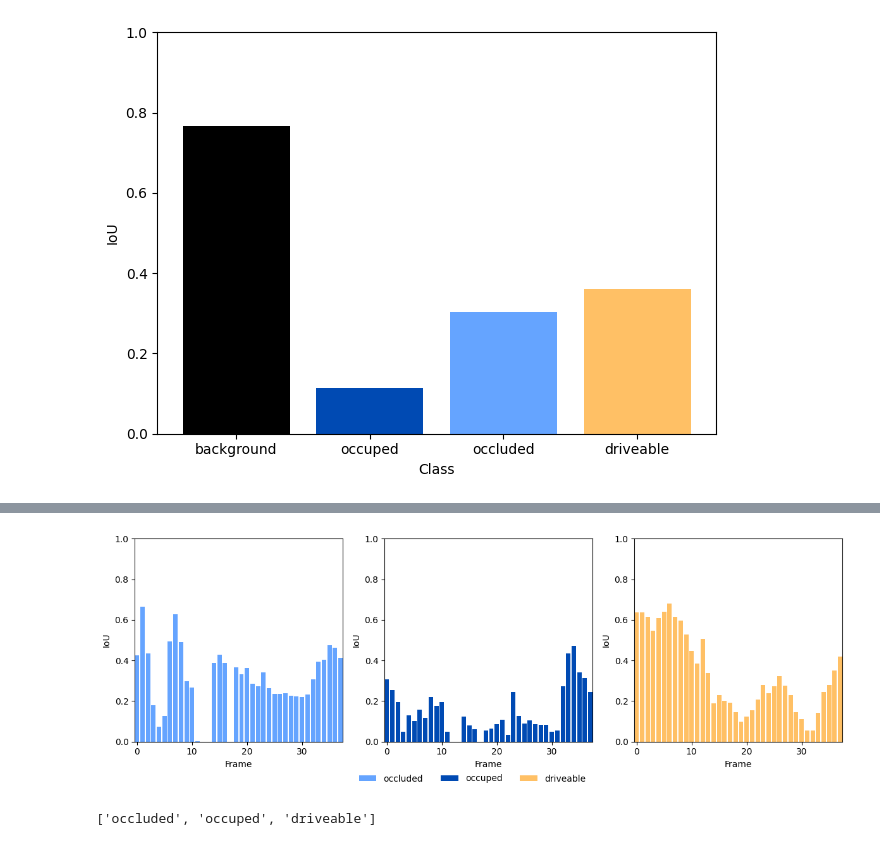
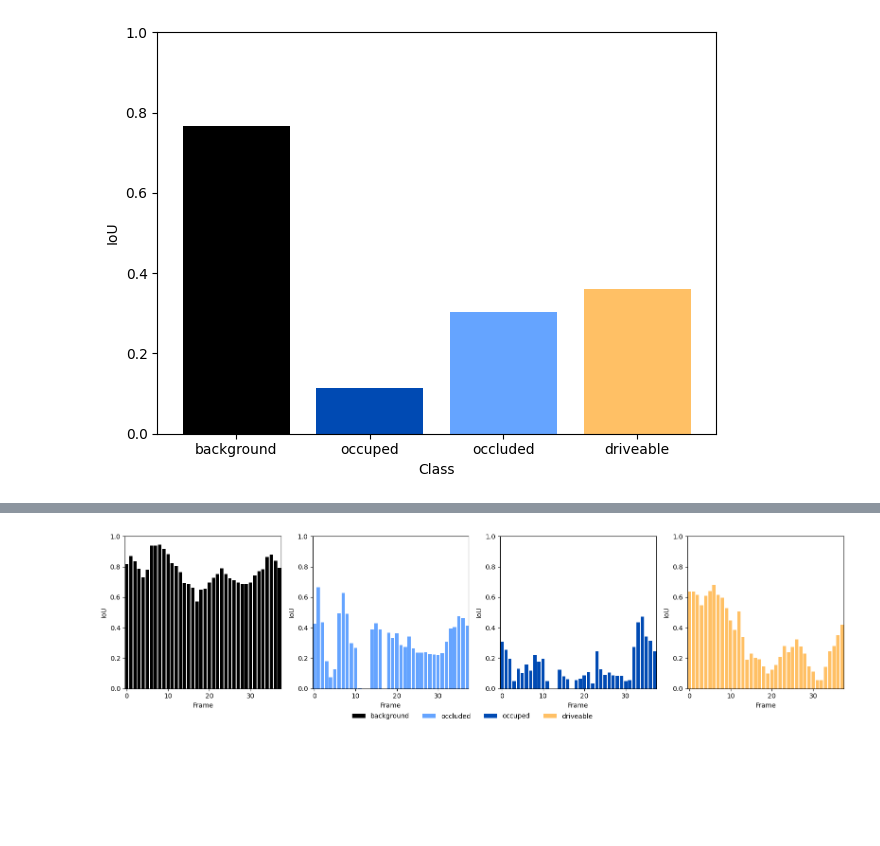
Before and after one commit to alanglk/BEV2Seg_2, a Jupyter notebook: notebooks/evaluate_masks.ipynb, the cells around one changed output, grey strips where cells are left out. Cells and saved outputs as stored; diff of their text form; code cells hidden in the pictures; blank space fills up the shorter version.

```diff
--- a/notebooks/evaluate_masks.ipynb
+++ b/notebooks/evaluate_masks.ipynb
@@ -264,20 +339,11 @@ plt.show()
-# %%
-semantic_classes = ['occluded', 'occuped', 'driveable']
-eval_name = 'scene-0061'
-
-fig, axes = plt.subplots(1, len(semantic_classes), figsize=(len(semantic_classes) * 4, 4), sharex=False, sharey=False)
-handles, legend_labels = [], []
-for i, c in enumerate(semantic_classes):
-    plot_mean_iou_per_frame(data, eval_name, c, title="", ax=axes[i])
-    h, ll = axes[i].get_legend_handles_labels()
-    handles += h
-    legend_labels += ll
-
-fig.legend(handles, legend_labels,loc='lower center',ncol=len(legend_labels),bbox_to_anchor=(0.5, -0.05),frameon=False)
-
-plt.tight_layout()
-plt.show()
-legend_labels
-# %% [output]
-[figure, removed]
-['occluded', 'occuped', 'driveable']
+# %%
+AUX = [False, False, False, False, False, False, False, False, False, False, False, False, True, True, True, True, True, True, True, True, True, True, True, True, True, False, False, False, False, False, False, False, False, False, False, False, False, False, False]
+plot_mean_iou_frames_comparison(data,
+                                eval_name='scene-0061',
+                                semantic_classes=['background', 'occluded', 'occuped', 'driveable'],
+                                #use_rotation_data=[False, False, False, True],
+                                use_rotation_data=None,
+                                rotation_flags=AUX
+                                )
+# %% [output]
+[figure, added]
```
Also changed, not shown: parts of 5 cells of this notebook, 1 other file.
